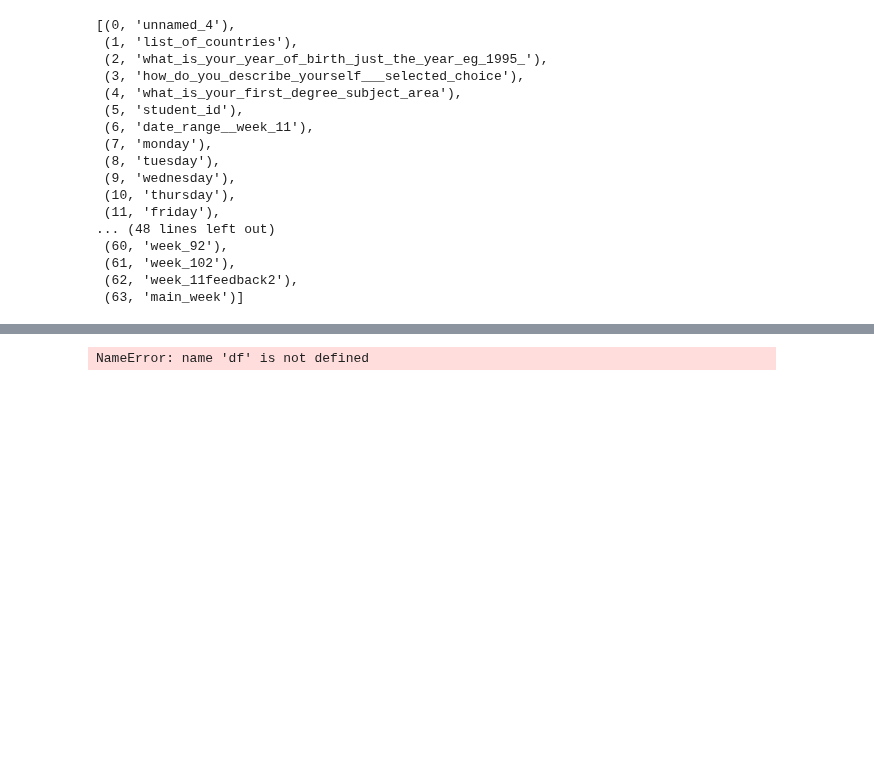
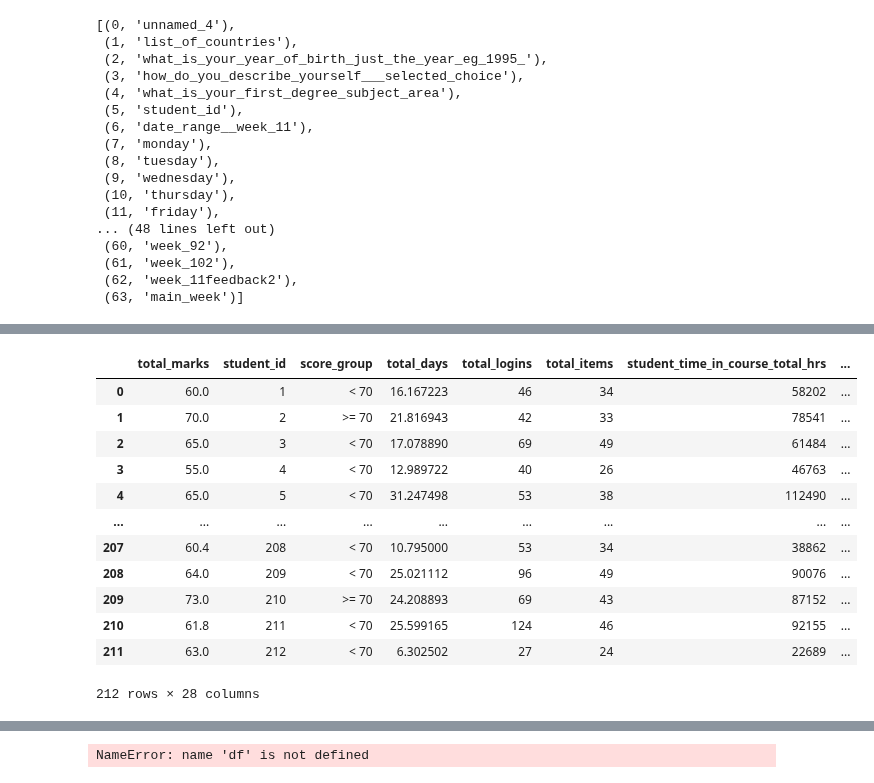
Before and after one commit to tjgusshy/UWE_Brsitol_IGP_Project, a Jupyter notebook: python_folder/eda.ipynb, the cells around one changed output, grey strips where cells are left out. Drawn from its saved outputs; the diff is of its cells as text; code cells hidden in the pictures; blank space fills up the shorter version.

```diff
--- a/python_folder/eda.ipynb
+++ b/python_folder/eda.ipynb
@@ -1121,0 +1100,15 @@ df11
+# %%
+merged_df['total_days'] = merged_df[['monday', 'tuesday', 'wednesday', 'thursday', 'friday', 'saturday',
+       'sunday']].sum(axis=1)
+
+agg_table=    merged_df[['std_act_week1',
+       'std_act_week2',
+       'std_act_week3',
+       'std_act_week4',
+       'std_act_week5',
+       'std_act_week6',
+       'std_act_week7',
+       'std_act_week8',
+       'std_act_week9',
+       'std_act_week10',
+       'std_act_week_11_feedback']].sum(axis=1)
@@ -1121,0 +1294,16 @@ df11
+# %%
+score_agg
+# %% [output]
+|  | total_marks | student_id | score_group | total_days | total_logins | total_items | student_time_in_course_total_hrs | ... |
+| 0 | 60.0 | 1 | < 70 | 16.167223 | 46 | 34 | 58202 | ... |
+| 1 | 70.0 | 2 | >= 70 | 21.816943 | 42 | 33 | 78541 | ... |
+| 2 | 65.0 | 3 | < 70 | 17.078890 | 69 | 49 | 61484 | ... |
+| 3 | 55.0 | 4 | < 70 | 12.989722 | 40 | 26 | 46763 | ... |
+| 4 | 65.0 | 5 | < 70 | 31.247498 | 53 | 38 | 112490 | ... |
+| ... | ... | ... | ... | ... | ... | ... | ... | ... |
+| 207 | 60.4 | 208 | < 70 | 10.795000 | 53 | 34 | 38862 | ... |
+| 208 | 64.0 | 209 | < 70 | 25.021112 | 96 | 49 | 90076 | ... |
+| 209 | 73.0 | 210 | >= 70 | 24.208893 | 69 | 43 | 87152 | ... |
+| 210 | 61.8 | 211 | < 70 | 25.599165 | 124 | 46 | 92155 | ... |
+| 211 | 63.0 | 212 | < 70 | 6.302502 | 27 | 24 | 22689 | ... |
+212 rows × 28 columns
```
Also changed, not shown: parts of 34 cells of this notebook, 3 other files.
